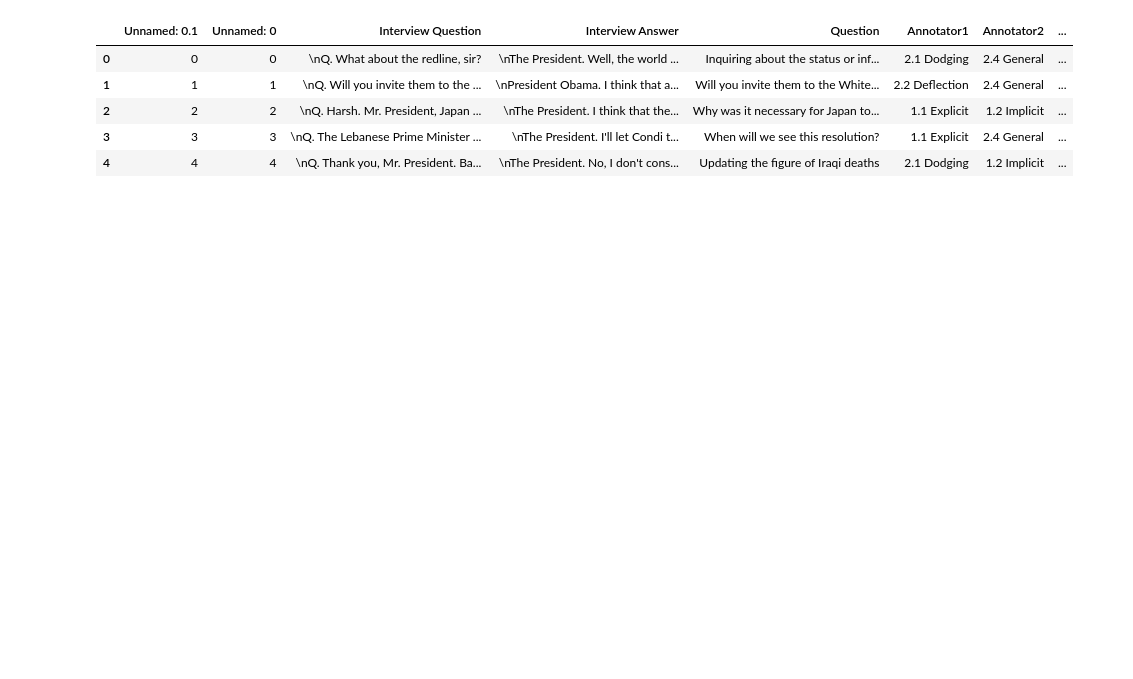
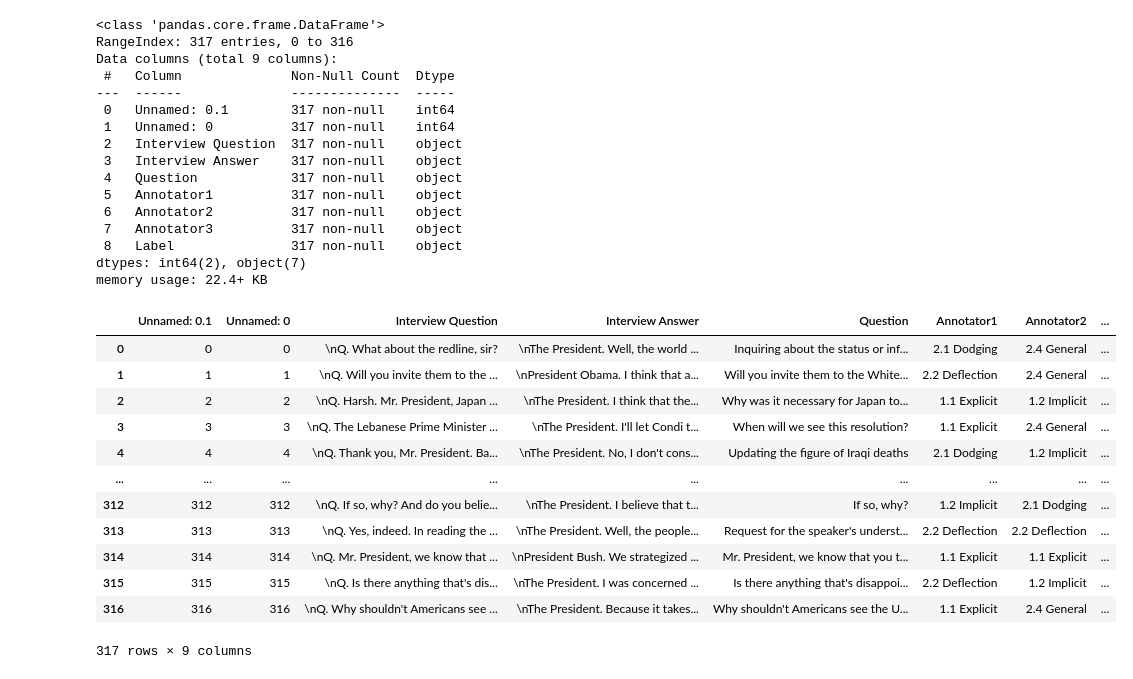
Before and after one commit to Kontilenia/thesis, a Jupyter notebook: test_data_exp.ipynb, the cells around one changed output. Saved outputs shown, nothing was run; the diff lists cells and outputs as text; code cells hidden in the pictures; blank space fills up the shorter version.

```diff
--- a/test_data_exp.ipynb
+++ b/test_data_exp.ipynb
@@ -6,11 +6,37 @@ url = 'test_set_with_label.csv'  # Update with your file's URL
 df = pd.read_csv(url)
 
 # Optional: Print some info to check
-df.head()
+df.info()
 # %% [output]
-|  | Unnamed: 0.1 | Unnamed: 0 | Interview Question | Interview Answer | Question | Annotator1 | Annotator2 | ... |
-| 0 | 0 | 0 | \nQ. What about the redline, sir? | \nThe President. Well, the world ... | Inquiring about the status or inf... | 2.1 Dodging | 2.4 General | ... |
-| 1 | 1 | 1 | \nQ. Will you invite them to the ... | \nPresident Obama. I think that a... | Will you invite them to the White... | 2.2 Deflection | 2.4 General | ... |
-| 2 | 2 | 2 | \nQ. Harsh. Mr. President, Japan ... | \nThe President. I think that the... | Why was it necessary for Japan to... | 1.1 Explicit | 1.2 Implicit | ... |
-| 3 | 3 | 3 | \nQ. The Lebanese Prime Minister ... | \nThe President. I'll let Condi t... | When will we see this resolution? | 1.1 Explicit | 2.4 General | ... |
-| 4 | 4 | 4 | \nQ. Thank you, Mr. President. Ba... | \nThe President. No, I don't cons... | Updating the figure of Iraqi deaths | 2.1 Dodging | 1.2 Implicit | ... |
+<class 'pandas.core.frame.DataFrame'>
+RangeIndex: 317 entries, 0 to 316
+Data columns (total 9 columns):
+ #   Column              Non-Null Count  Dtype
+---  ------              --------------  -----
+ 0   Unnamed: 0.1        317 non-null    int64
+ 1   Unnamed: 0          317 non-null    int64
+ 2   Interview Question  317 non-null    object
+ 3   Interview Answer    317 non-null    object
+ 4   Question            317 non-null    object
+ 5   Annotator1          317 non-null    object
+ 6   Annotator2          317 non-null    object
+ 7   Annotator3          317 non-null    object
+ 8   Label               317 non-null    object
+dtypes: int64(2), object(7)
+memory usage: 22.4+ KB
+# %%
+df
+# %% [output]
+|  | Unnamed: 0.1 | Unnamed: 0 | Interview Question | Interview Answer | Question | Annotator1 | Annotator2 | ... |
+| 0 | 0 | 0 | \nQ. What about the redline, sir? | \nThe President. Well, the world ... | Inquiring about the status or inf... | 2.1 Dodging | 2.4 General | ... |
+| 1 | 1 | 1 | \nQ. Will you invite them to the ... | \nPresident Obama. I think that a... | Will you invite them to the White... | 2.2 Deflection | 2.4 General | ... |
+| 2 | 2 | 2 | \nQ. Harsh. Mr. President, Japan ... | \nThe President. I think that the... | Why was it necessary for Japan to... | 1.1 Explicit | 1.2 Implicit | ... |
+| 3 | 3 | 3 | \nQ. The Lebanese Prime Minister ... | \nThe President. I'll let Condi t... | When will we see this resolution? | 1.1 Explicit | 2.4 General | ... |
+| 4 | 4 | 4 | \nQ. Thank you, Mr. President. Ba... | \nThe President. No, I don't cons... | Updating the figure of Iraqi deaths | 2.1 Dodging | 1.2 Implicit | ... |
+| ... | ... | ... | ... | ... | ... | ... | ... | ... |
+| 312 | 312 | 312 | \nQ. If so, why? And do you belie... | \nThe President. I believe that t... | If so, why? | 1.2 Implicit | 2.1 Dodging | ... |
+| 313 | 313 | 313 | \nQ. Yes, indeed. In reading the ... | \nThe President. Well, the people... | Request for the speaker's underst... | 2.2 Deflection | 2.2 Deflection | ... |
+| 314 | 314 | 314 | \nQ. Mr. President, we know that ... | \nPresident Bush. We strategized ... | Mr. President, we know that you t... | 1.1 Explicit | 1.1 Explicit | ... |
+| 315 | 315 | 315 | \nQ. Is there anything that's dis... | \nThe President. I was concerned ... | Is there anything that's disappoi... | 2.2 Deflection | 1.2 Implicit | ... |
+| 316 | 316 | 316 | \nQ. Why shouldn't Americans see ... | \nThe President. Because it takes... | Why shouldn't Americans see the U... | 1.1 Explicit | 2.4 General | ... |
+317 rows × 9 columns
```
